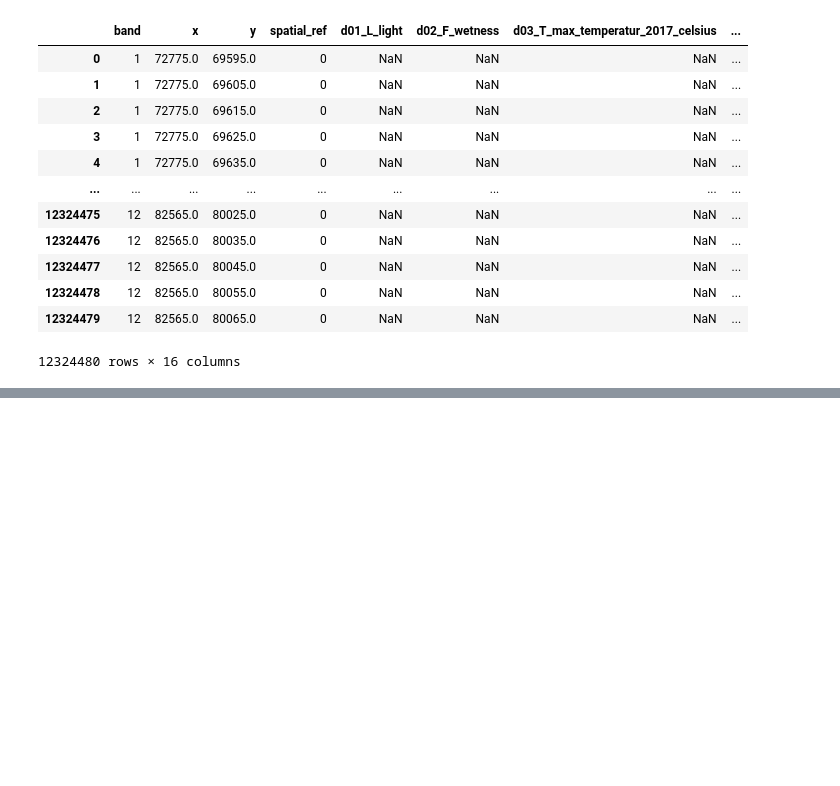
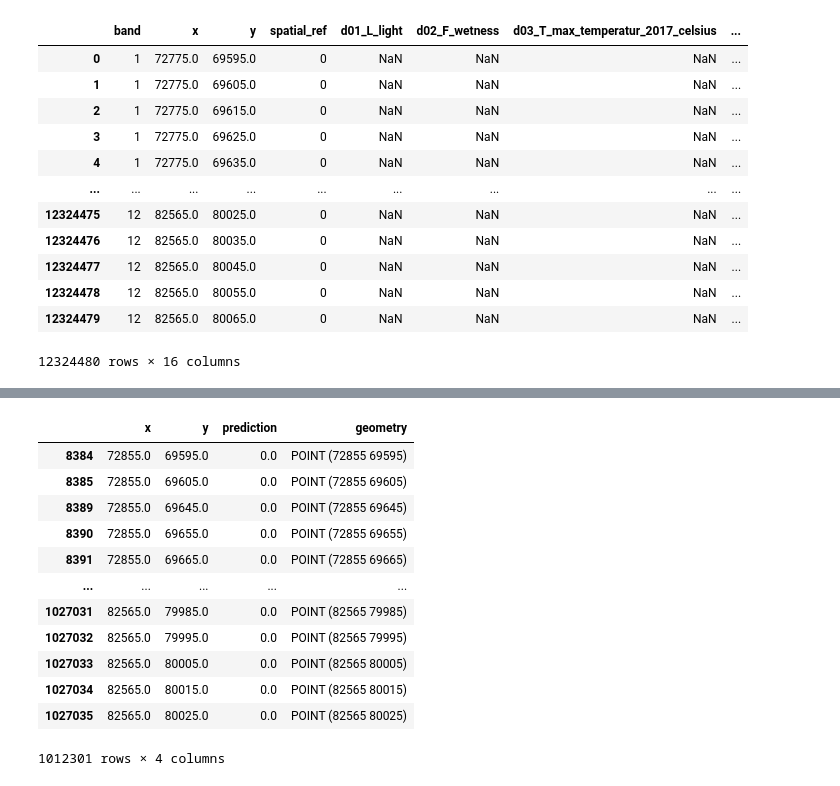
Before and after one commit to FAIRiCUBE/uc1-urban-climate, a Jupyter notebook: notebooks/dev/f07_neopythen/Habitat_distribution_Luxembourg_maxent.ipynb, the cells around one changed output, grey strips where cells are left out. Drawn from its saved outputs; the diff is of its cells as text; code cells hidden in the pictures; blank space fills up the shorter version.

```diff
--- a/notebooks/dev/f07_neopythen/Habitat_distribution_Luxembourg_maxent.ipynb
+++ b/notebooks/dev/f07_neopythen/Habitat_distribution_Luxembourg_maxent.ipynb
@@ -897,0 +807,22 @@ y_pred_full
+# %%
+# Create a GeoDataFrame from results with points:
+
+geometry = [Point(xy) for xy in zip(df_full_cube2['x'], df_full_cube2['y'])]
+gdf = gpd.GeoDataFrame(df_full_cube2, geometry=geometry)
+
+# Set a coordinate reference system (CRS) (LUREF - 2169)
+gdf.set_crs(epsg=2169, inplace=True)
+# %% [output]
+|  | x | y | prediction | geometry |
+| 8384 | 72855.0 | 69595.0 | 0.0 | POINT (72855 69595) |
+| 8385 | 72855.0 | 69605.0 | 0.0 | POINT (72855 69605) |
+| 8389 | 72855.0 | 69645.0 | 0.0 | POINT (72855 69645) |
+| 8390 | 72855.0 | 69655.0 | 0.0 | POINT (72855 69655) |
+| 8391 | 72855.0 | 69665.0 | 0.0 | POINT (72855 69665) |
+| ... | ... | ... | ... | ... |
+| 1027031 | 82565.0 | 79985.0 | 0.0 | POINT (82565 79985) |
+| 1027032 | 82565.0 | 79995.0 | 0.0 | POINT (82565 79995) |
+| 1027033 | 82565.0 | 80005.0 | 0.0 | POINT (82565 80005) |
+| 1027034 | 82565.0 | 80015.0 | 0.0 | POINT (82565 80015) |
+| 1027035 | 82565.0 | 80025.0 | 0.0 | POINT (82565 80025) |
+1012301 rows × 4 columns
```
Also changed, not shown: parts of 29 cells of this notebook.
